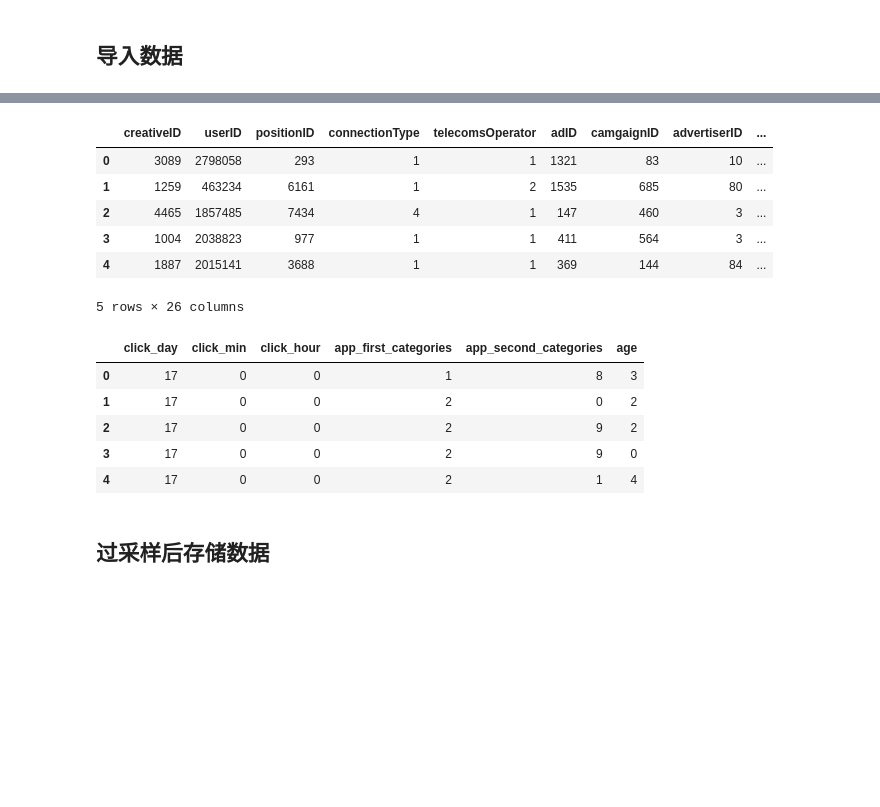
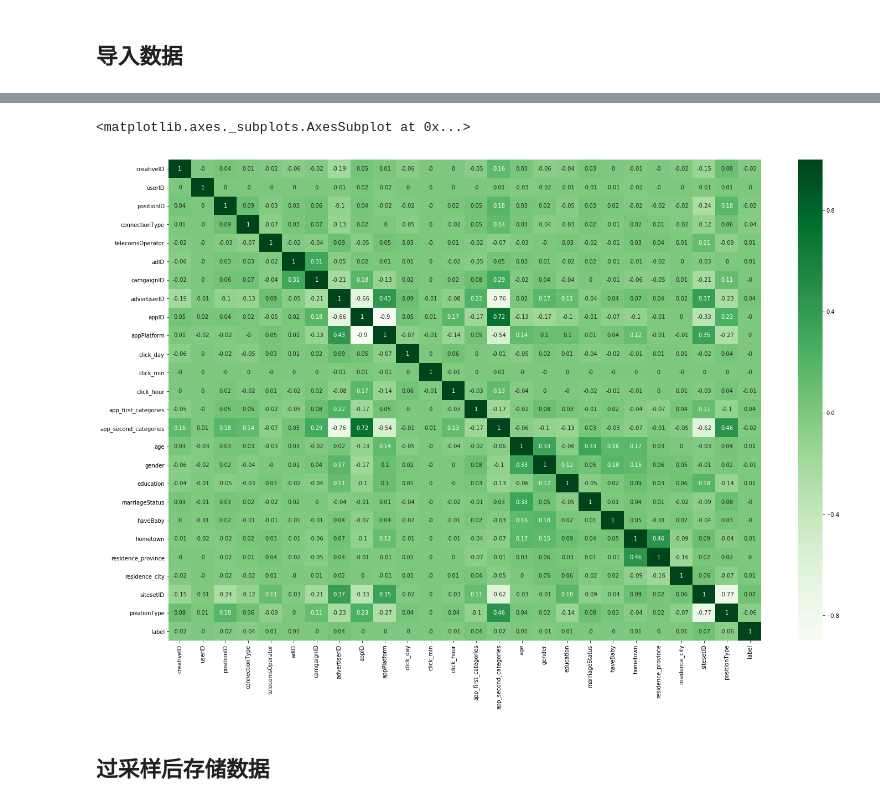
Before and after one commit to troywu666/CVR, a Jupyter notebook: CVR预估.ipynb, the cells around one changed output, grey strips where cells are left out. Saved outputs shown, nothing was run; the diff lists cells and outputs as text; code cells hidden in the pictures; blank space fills up the shorter version.

```diff
--- a/CVR预估.ipynb
+++ b/CVR预估.ipynb
@@ -180,5 +207,0 @@ data_ad_app_user['age'].replace(
-# %%
-data_ad_app_user['age'].fillna(
-    data_ad_app_user['age'][data_ad_app_user['age'] != 0.0].mean(),
-    inplace=True)
-data_ad_app_user['age'].isnull().sum()
@@ -194,4 +234,2 @@ data_ad_app_user.tail()
 # %%
-data_ad_app_user_position = data_ad_app_user.merge(position,
-                                                   on='positionID',
-                                                   how='left')
+data_ad_app_user_position = data_ad_app_user.merge(position,  on='positionID', how='left')
@@ -201,7 +243,7 @@ y_train = train_data['label']
 test = data_ad_app_user_position[3749528:]
 # %%
 import pickle
-with open('values.pkl', 'wb') as f:
+with open('/content/drive/My Drive/CVR预估/values.pkl', 'wb') as f:
     pickle.dump(x_train, f)
     pickle.dump(y_train, f)
     pickle.dump(test, f)
@@ -225,22 +263,3 @@ Name: label, dtype: int64
-# %%
-x_train.head()
-# %% [output]
-|  | creativeID | userID | positionID | connectionType | telecomsOperator | adID | camgaignID | advertiserID | ... |
-| 0 | 3089 | 2798058 | 293 | 1 | 1 | 1321 | 83 | 10 | ... |
-| 1 | 1259 | 463234 | 6161 | 1 | 2 | 1535 | 685 | 80 | ... |
-| 2 | 4465 | 1857485 | 7434 | 4 | 1 | 147 | 460 | 3 | ... |
-| 3 | 1004 | 2038823 | 977 | 1 | 1 | 411 | 564 | 3 | ... |
-| 4 | 1887 | 2015141 | 3688 | 1 | 1 | 369 | 144 | 84 | ... |
-5 rows × 26 columns
-# %%
-x_train[[
-    'click_day', 'click_min', 'click_hour', 'app_first_categories',
-    'app_second_categories', 'age'
-]].head()
-# %% [output]
-|  | click_day | click_min | click_hour | app_first_categories | app_second_categories | age |
-| 0 | 17 | 0 | 0 | 1 | 8 | 3 |
-| 1 | 17 | 0 | 0 | 2 | 0 | 2 |
-| 2 | 17 | 0 | 0 | 2 | 9 | 2 |
-| 3 | 17 | 0 | 0 | 2 | 9 | 0 |
-| 4 | 17 | 0 | 0 | 2 | 1 | 4 |
+# %%
+df_train = x_train.copy()
+df_train['label'] = y_train
@@ -247,3 +271,9 @@ x_train[[
+# %%
+plt.figure(figsize = (24, 16))
+sns.heatmap(df_train.corr().round(2), annot = True, cmap = 'Greens')
+# %% [output]
+<matplotlib.axes._subplots.AxesSubplot at 0x...>
+[figure, added]
 # %% [markdown]
 ## 过采样后存储数据
 # %%
```
Also changed, not shown: parts of 34 cells of this notebook, 2 other files.
